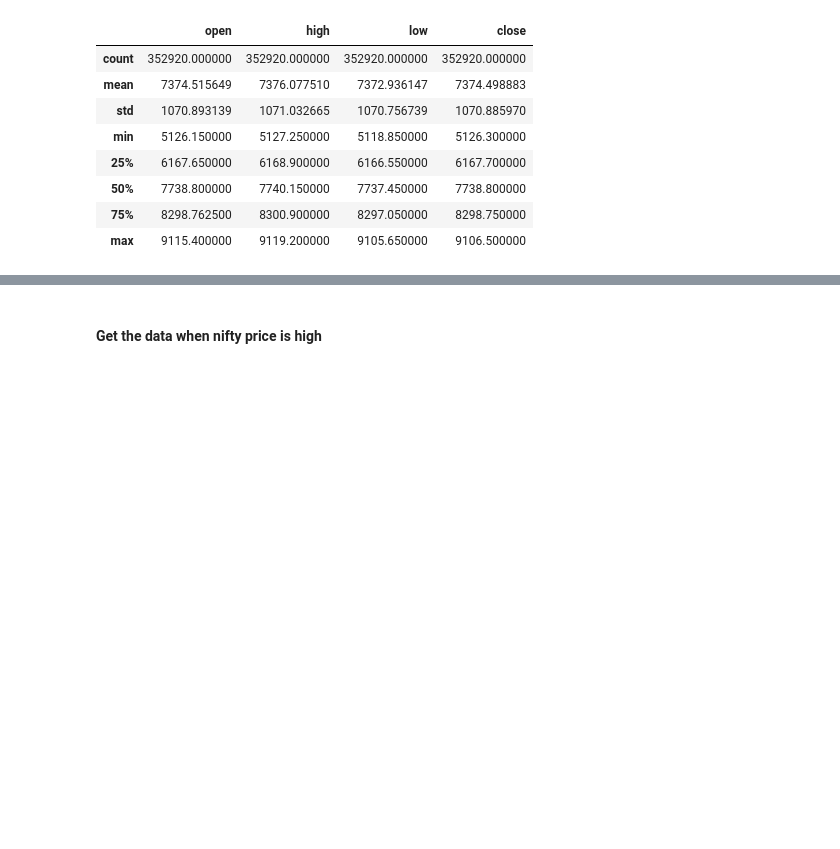
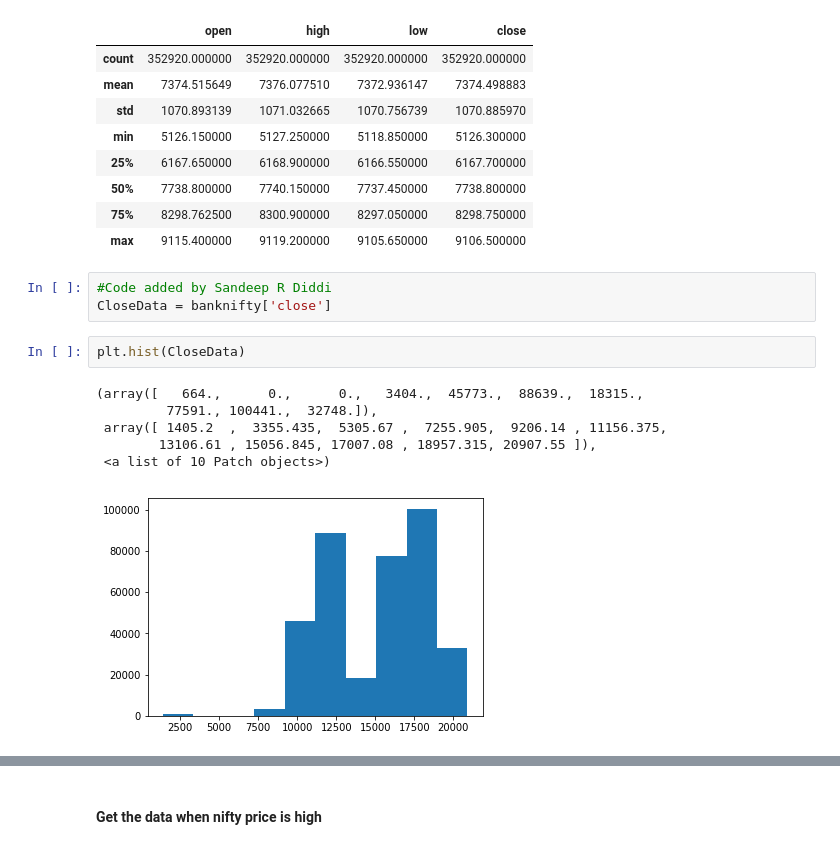
Before and after one commit to sasirekhas/capstoneproject, a Jupyter notebook: Sanjay_capstone.ipynb, the cells around one changed output, grey strips where cells are left out. Cells and saved outputs as stored; diff of their text form; blank space fills up the shorter version.

Commit message:
Updated file by Sandeep R Diddi

```diff
--- a/Sanjay_capstone.ipynb
+++ b/Sanjay_capstone.ipynb
@@ -43,3 +50,15 @@ nifty50.describe()
 | 50% | 7738.800000 | 7740.150000 | 7737.450000 | 7738.800000 |
 | 75% | 8298.762500 | 8300.900000 | 8297.050000 | 8298.750000 |
 | max | 9115.400000 | 9119.200000 | 9105.650000 | 9106.500000 |
+# %%
+#Code added by Sandeep R Diddi
+CloseData = banknifty['close']
+# %%
+plt.hist(CloseData)
+# %% [output]
+(array([   664.,      0.,      0.,   3404.,  45773.,  88639.,  18315.,
+         77591., 100441.,  32748.]),
+ array([ 1405.2  ,  3355.435,  5305.67 ,  7255.905,  9206.14 , 11156.375,
+        13106.61 , 15056.845, 17007.08 , 18957.315, 20907.55 ]),
+ <a list of 10 Patch objects>)
+[figure, added]
```
Also changed, not shown: parts of 5 cells of this notebook, 4 other files.
